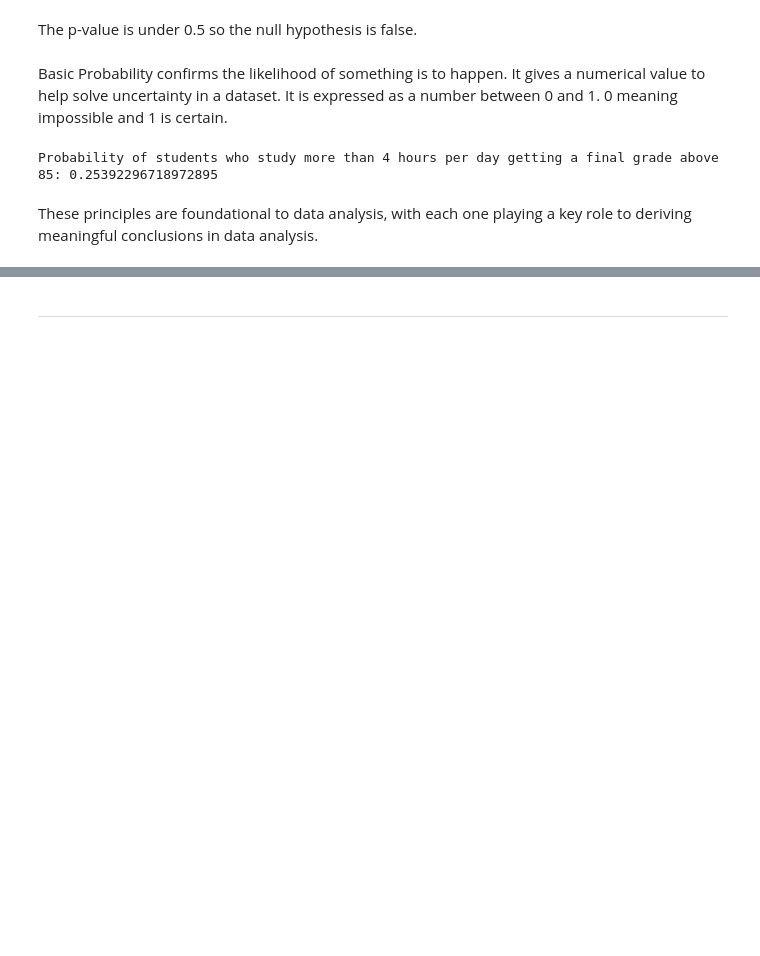
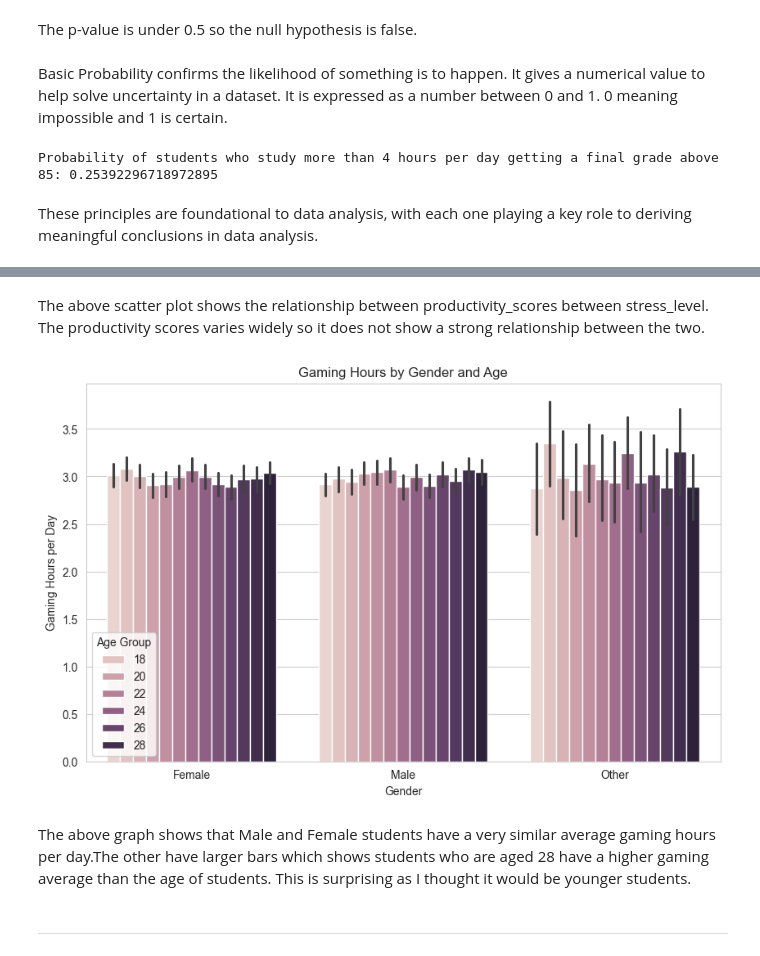
Before and after one commit to lehaanwar/Student-Productivity-and-Behaviours-Project, a Jupyter notebook: jupyter_notebooks/DataVis.ipynb, the cells around one changed output, grey strips where cells are left out. Saved outputs shown, nothing was run; the diff lists cells and outputs as text; code cells hidden in the pictures; blank space fills up the shorter version.

```diff
--- a/jupyter_notebooks/DataVis.ipynb
+++ b/jupyter_notebooks/DataVis.ipynb
@@ -153,2 +177,17 @@ These principles are foundational to data analysis, with each one playing a key
+# %% [markdown]
+The above scatter plot shows the relationship between productivity_scores between stress_level. The productivity scores varies widely so it does not show a strong relationship between the two.
+# %%
+# show the relationship between age, gender and gaming hours using a bar plot.
+plt.figure(figsize=(10, 6))
+sns.barplot(x='gender', y='gaming_hours',hue='age',data=df)
+plt.title('Gaming Hours by Gender and Age')
+plt.xlabel('Gender')
+plt.ylabel('Gaming Hours per Day')
+plt.legend(title='Age Group')
+plt.show()
+# %% [output]
+[figure, added]
+# %% [markdown]
+The above graph shows that Male and Female students have a very similar average gaming hours per day.The other have larger bars which shows students who are aged 28 have a higher gaming average than the age of students. This is surprising as I thought it would be younger students.
 # %% [markdown]
 ---
```
Also changed, not shown: parts of 32 cells of this notebook, 1 other file.
